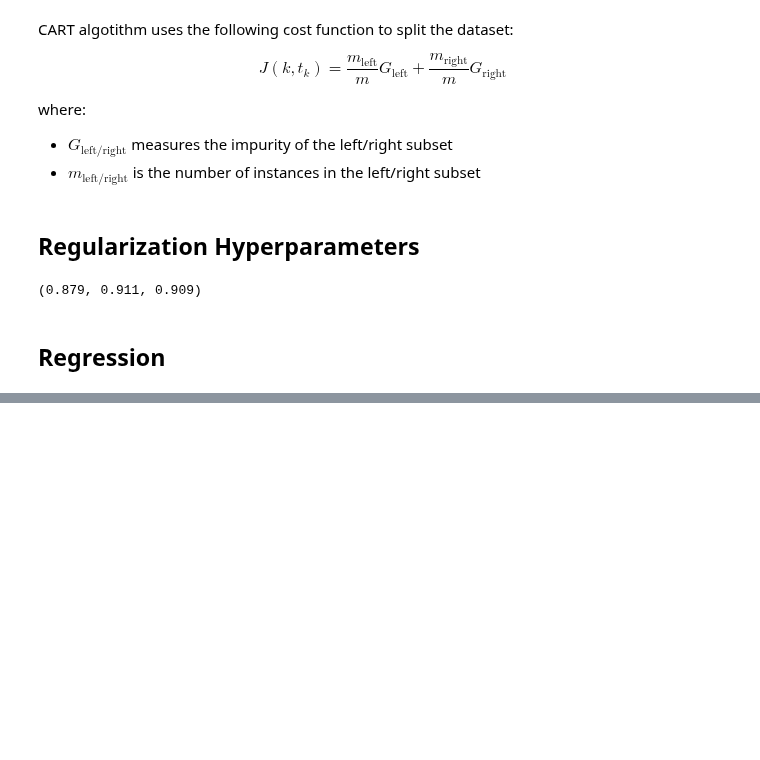
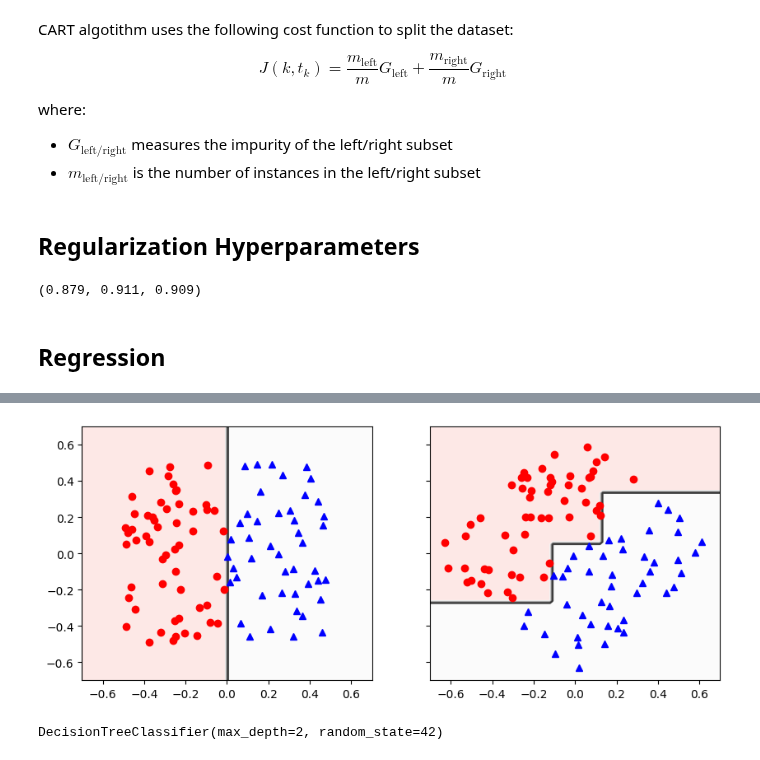
Before and after one commit to MrIsCM/Learning-Machine-Learning, a Jupyter notebook: Notebooks/06_Decision_trees.ipynb, the cells around one changed output, grey strips where cells are left out. Saved outputs shown, nothing was run; the diff lists cells and outputs as text; code cells hidden in the pictures; blank space fills up the shorter version.

```diff
--- a/Notebooks/06_Decision_trees.ipynb
+++ b/Notebooks/06_Decision_trees.ipynb
@@ -54,8 +54,7 @@ Source.from_file("../Figures/iris_tree.dot")
 # %%
 from matplotlib.colors import ListedColormap
 
-
-def plot_decision_boundary(clf, X, y, axes=[0, 7.5, 0, 3], legend=False, plot_training=True):
+def plot_decision_boundary_2(clf, X, y, axes=[0, 7.5, 0, 3], legend=False, plot_training=True):
 	x1s = np.linspace(axes[0], axes[1], 100)
 	x2s = np.linspace(axes[2], axes[3], 100)
 	x1, x2 = np.meshgrid(x1s, x2s)
@@ -129,0 +204,54 @@ tree_clf.score(X_test, y_test), tree_clf_reg.score(X_test, y_test), tree_clf_mor
+# %%
+def plot_decision_boundary(clf, X, y, axes, cmap):
+    x1, x2 = np.meshgrid(np.linspace(axes[0], axes[1], 100),
+                         np.linspace(axes[2], axes[3], 100))
+    X_new = np.c_[x1.ravel(), x2.ravel()]
+    y_pred = clf.predict(X_new).reshape(x1.shape)
+
+    plt.contourf(x1, x2, y_pred, alpha=0.3, cmap=cmap)
+    plt.contour(x1, x2, y_pred, cmap="Greys", alpha=0.8)
+    colors = {"Wistia": ["#78785c", "#c47b27"], "Pastel1": ["red", "blue"]}
+    markers = ("o", "^")
+    for idx in (0, 1):
+        plt.plot(X[:, 0][y == idx], X[:, 1][y == idx],
+                 color=colors[cmap][idx], marker=markers[idx], linestyle="none")
+# %%
+np.random.seed(6)
+X_square = np.random.rand(100, 2) - 0.5
+y_square = (X_square[:, 0] > 0).astype(np.int64)
+
+angle = np.pi / 4  # 45 degrees
+rotation_matrix = np.array([[np.cos(angle), -np.sin(angle)],
+                            [np.sin(angle), np.cos(angle)]])
+X_rotated_square = X_square.dot(rotation_matrix)
+
+tree_clf_square = DecisionTreeClassifier(random_state=42)
+tree_clf_square.fit(X_square, y_square)
+tree_clf_rotated_square = DecisionTreeClassifier(random_state=42)
+tree_clf_rotated_square.fit(X_rotated_square, y_square)
+
+fig, axes = plt.subplots(ncols=2, figsize=(10, 4), sharey=True)
+plt.sca(axes[0])
+plot_decision_boundary(tree_clf_square, X_square, y_square,
+                       axes=[-0.7, 0.7, -0.7, 0.7], cmap="Pastel1")
+plt.sca(axes[1])
+plot_decision_boundary(tree_clf_rotated_square, X_rotated_square, y_square,
+                       axes=[-0.7, 0.7, -0.7, 0.7], cmap="Pastel1")
+plt.ylabel("")
+plt.show()
+# %% [output]
+[figure, added]
+# %%
+from sklearn.decomposition import PCA
+from sklearn.pipeline import Pipeline, make_pipeline
+from sklearn.preprocessing import StandardScaler
+
+X_iris, y_iris = iris_data.data[features].values, iris_data.target
+
+pca_pipeline = make_pipeline(StandardScaler(), PCA())
+X_iris_rotated = pca_pipeline.fit_transform(X_iris)
+
+tree_clf_pca = DecisionTreeClassifier(max_depth=2, random_state=42)
+tree_clf_pca.fit(X_iris_rotated, y_iris)
+# %% [output]
+DecisionTreeClassifier(max_depth=2, random_state=42)
```
Also changed, not shown: parts of 8 cells of this notebook.
